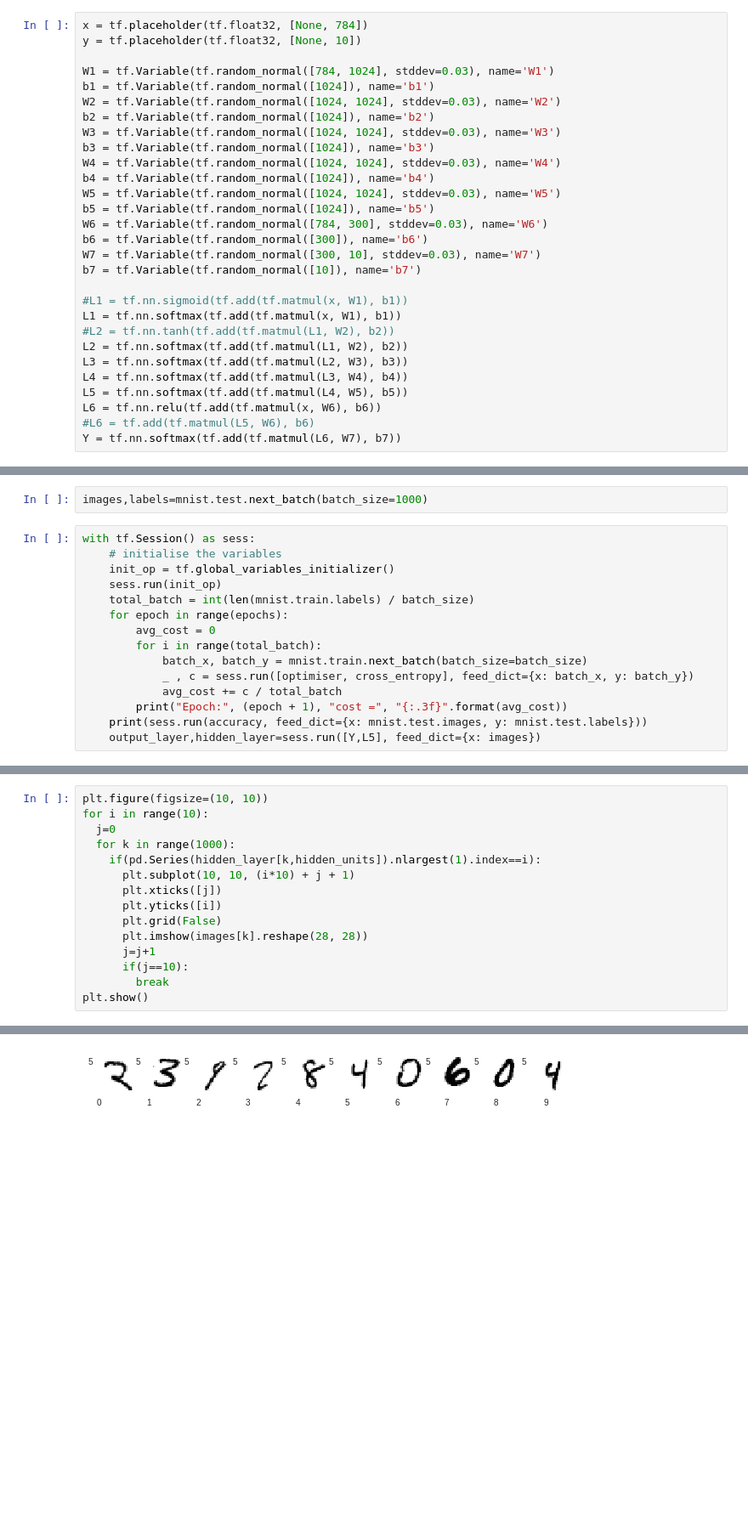
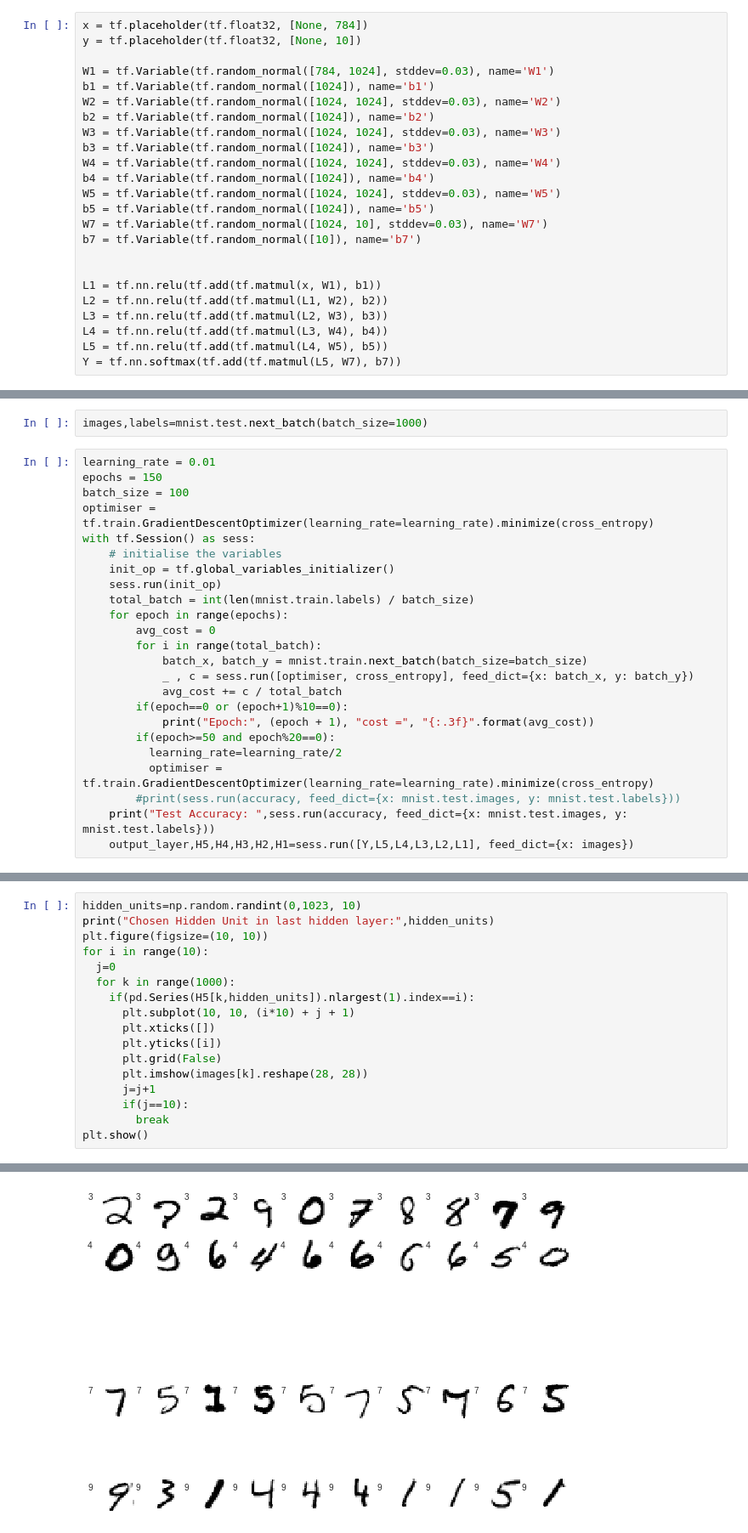
Before and after one commit to venkateshaditya/MINST-Classification-Using-Tensorflow, a Jupyter notebook: MNIST_Character_Recognition.ipynb, the cells around one changed output, grey strips where cells are left out. Shown at 85% size. Cells and saved outputs as stored; diff of their text form; blank space fills up the shorter version.

Commit message:
Update MNIST_Character_Recognition.ipynb
completed code.

```diff
--- a/MNIST_Character_Recognition.ipynb
+++ b/MNIST_Character_Recognition.ipynb
@@ -44,18 +28,13 @@ W4 = tf.Variable(tf.random_normal([1024, 1024], stddev=0.03), name='W4')
 b4 = tf.Variable(tf.random_normal([1024]), name='b4')
 W5 = tf.Variable(tf.random_normal([1024, 1024], stddev=0.03), name='W5')
 b5 = tf.Variable(tf.random_normal([1024]), name='b5')
-W6 = tf.Variable(tf.random_normal([784, 300], stddev=0.03), name='W6')
-b6 = tf.Variable(tf.random_normal([300]), name='b6')
-W7 = tf.Variable(tf.random_normal([300, 10], stddev=0.03), name='W7')
+W7 = tf.Variable(tf.random_normal([1024, 10], stddev=0.03), name='W7')
 b7 = tf.Variable(tf.random_normal([10]), name='b7')
 
-#L1 = tf.nn.sigmoid(tf.add(tf.matmul(x, W1), b1))
-L1 = tf.nn.softmax(tf.add(tf.matmul(x, W1), b1))
-#L2 = tf.nn.tanh(tf.add(tf.matmul(L1, W2), b2))
-L2 = tf.nn.softmax(tf.add(tf.matmul(L1, W2), b2))
-L3 = tf.nn.softmax(tf.add(tf.matmul(L2, W3), b3))
-L4 = tf.nn.softmax(tf.add(tf.matmul(L3, W4), b4))
-L5 = tf.nn.softmax(tf.add(tf.matmul(L4, W5), b5))
-L6 = tf.nn.relu(tf.add(tf.matmul(x, W6), b6))
-#L6 = tf.add(tf.matmul(L5, W6), b6)
-Y = tf.nn.softmax(tf.add(tf.matmul(L6, W7), b7))
+
+L1 = tf.nn.relu(tf.add(tf.matmul(x, W1), b1))
+L2 = tf.nn.relu(tf.add(tf.matmul(L1, W2), b2))
+L3 = tf.nn.relu(tf.add(tf.matmul(L2, W3), b3))
+L4 = tf.nn.relu(tf.add(tf.matmul(L3, W4), b4))
+L5 = tf.nn.relu(tf.add(tf.matmul(L4, W5), b5))
+Y = tf.nn.softmax(tf.add(tf.matmul(L5, W7), b7))
@@ -71,6 +57,10 @@ accuracy = tf.reduce_mean(tf.cast(correct_prediction, tf.float32))
 # %%
 images,labels=mnist.test.next_batch(batch_size=1000)
 # %%
+learning_rate = 0.01
+epochs = 150
+batch_size = 100
+optimiser = tf.train.GradientDescentOptimizer(learning_rate=learning_rate).minimize(cross_entropy)
 with tf.Session() as sess:
     # initialise the variables
     init_op = tf.global_variables_initializer()
@@ -82,7 +72,12 @@ with tf.Session() as sess:
             batch_x, batch_y = mnist.train.next_batch(batch_size=batch_size)
             _ , c = sess.run([optimiser, cross_entropy], feed_dict={x: batch_x, y: batch_y})
             avg_cost += c / total_batch
-        print("Epoch:", (epoch + 1), "cost =", "{:.3f}".format(avg_cost))
-    print(sess.run(accuracy, feed_dict={x: mnist.test.images, y: mnist.test.labels}))
-    output_layer,hidden_layer=sess.run([Y,L5], feed_dict={x: images})
+        if(epoch==0 or (epoch+1)%10==0):
+            print("Epoch:", (epoch + 1), "cost =", "{:.3f}".format(avg_cost))
+        if(epoch>=50 and epoch%20==0):
+          learning_rate=learning_rate/2
+          optimiser = tf.train.GradientDescentOptimizer(learning_rate=learning_rate).minimize(cross_entropy)
+        #print(sess.run(accuracy, feed_dict={x: mnist.test.images, y: mnist.test.labels}))
+    print("Test Accuracy: ",sess.run(accuracy, feed_dict={x: mnist.test.images, y: mnist.test.labels}))
+    output_layer,H5,H4,H3,H2,H1=sess.run([Y,L5,L4,L3,L2,L1], feed_dict={x: images})
 # %% [output]
@@ -122,11 +118,13 @@ Chosen Hidden Unit in last hidden layer: [618 612 897 241 797 516 627 784  15  6
 # %%
+hidden_units=np.random.randint(0,1023, 10)
+print("Chosen Hidden Unit in last hidden layer:",hidden_units)
 plt.figure(figsize=(10, 10))
 for i in range(10):
   j=0
   for k in range(1000):
-    if(pd.Series(hidden_layer[k,hidden_units]).nlargest(1).index==i):
+    if(pd.Series(H5[k,hidden_units]).nlargest(1).index==i):
       plt.subplot(10, 10, (i*10) + j + 1)
-      plt.xticks([j])
+      plt.xticks([])
       plt.yticks([i])
       plt.grid(False)
       plt.imshow(images[k].reshape(28, 28))
@@ -138 +137 @@ plt.show()
-[figure, old version]
+[figure, new version]
```
Also changed, not shown: parts of 27 cells of this notebook.
